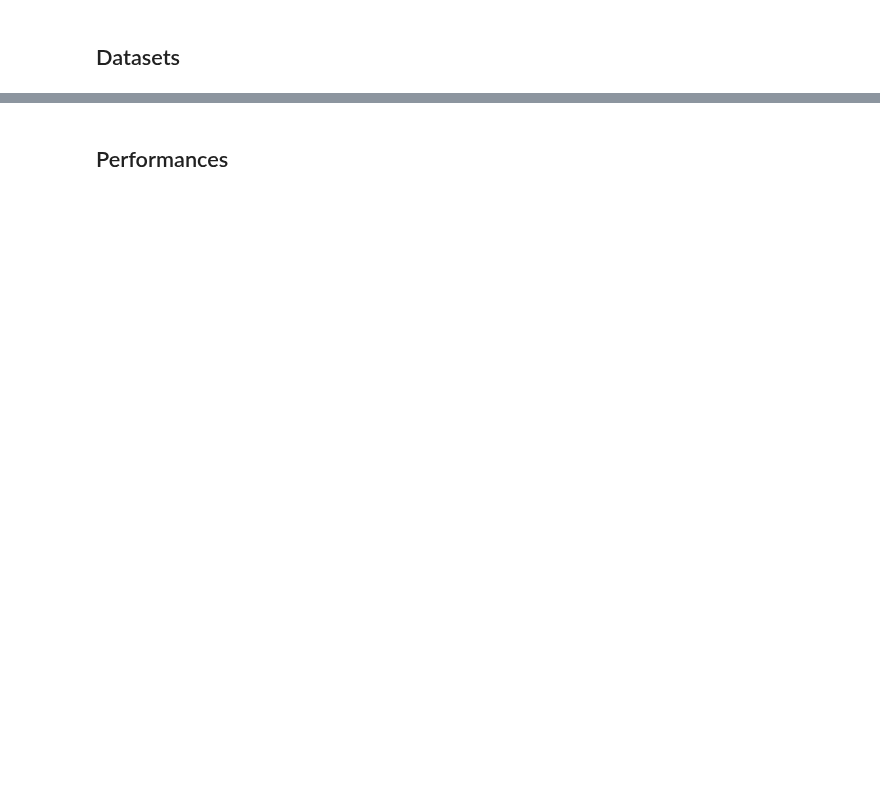
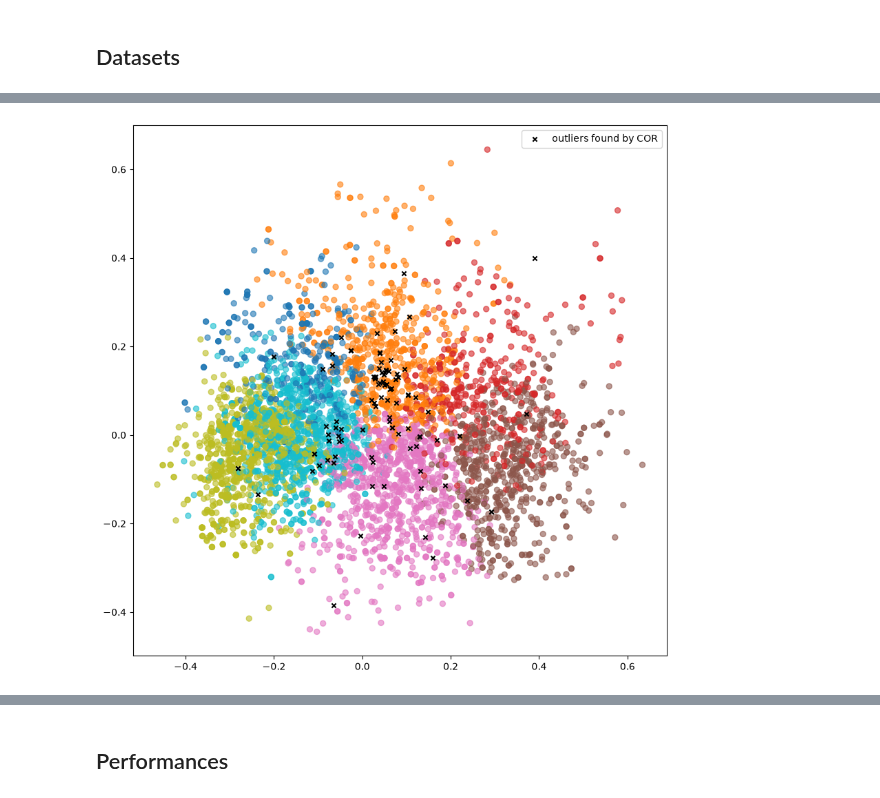
Before and after one commit to Ddav3/Clustering-with-Outlier-Removal-Implementation, a Jupyter notebook: COR.ipynb, the cells around one changed output, grey strips where cells are left out. Saved outputs shown, nothing was run; the diff lists cells and outputs as text; code cells hidden in the pictures; blank space fills up the shorter version.

```diff
--- a/COR.ipynb
+++ b/COR.ipynb
@@ -191,0 +269,4 @@ target: 4215, labels: 3474. Difference: 741. Iters: 3
+# %%
+PCA_scatter_plot(white_wine_quality)
+# %% [output]
+[figure, added]
```
Also changed, not shown: parts of 9 cells of this notebook, 1 other file.
